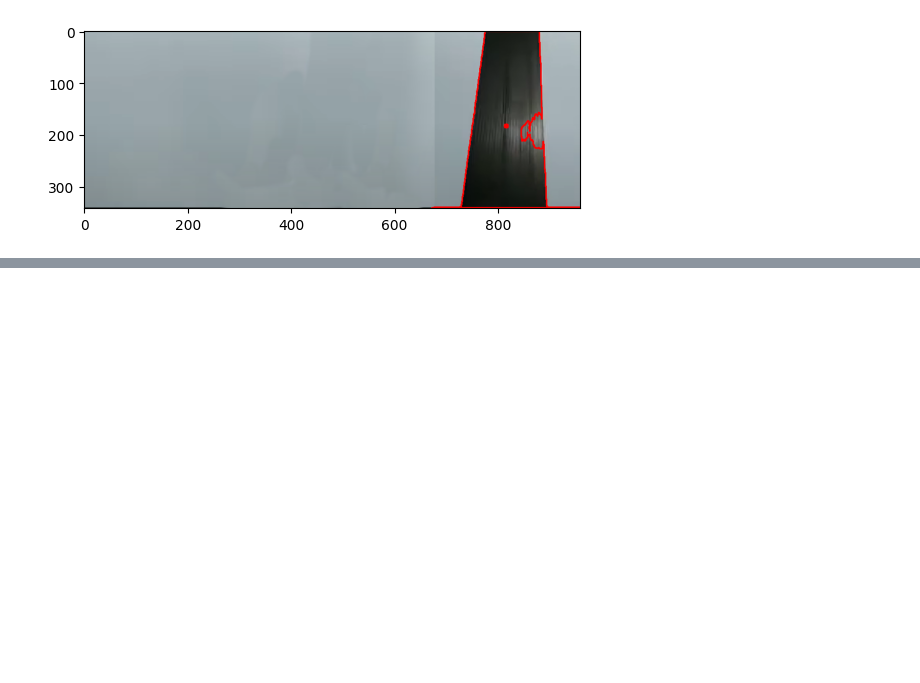
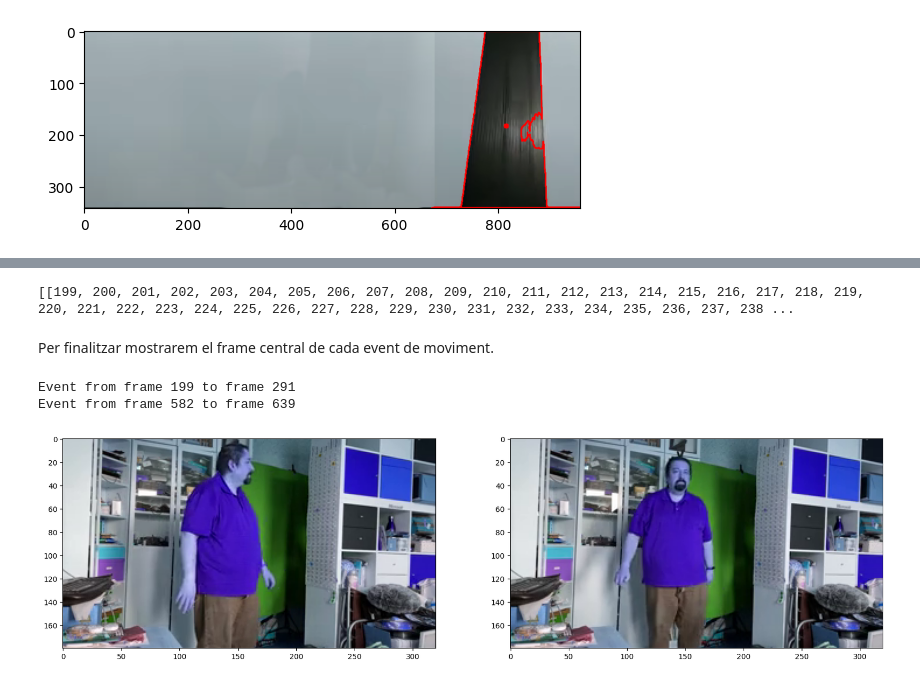
Before and after one commit to lawer/mia, a Jupyter notebook: apunts/8.-Reconeixement imatges/1.-Introduccio_OpenCV.ipynb, the cells around one changed output, grey strips where cells are left out. Drawn from its saved outputs; the diff is of its cells as text; code cells hidden in the pictures; blank space fills up the shorter version.

```diff
--- a/apunts/8.-Reconeixement imatges/1.-Introduccio_OpenCV.ipynb
+++ b/apunts/8.-Reconeixement imatges/1.-Introduccio_OpenCV.ipynb
@@ -183,0 +249,42 @@ plt.imshow(im_proc)
+# %%
+thresold = 15000
+frames_moviment = [i for i, frame in enumerate(frames) if diffs_norms[i-1] > thresold]
+
+frames_minims_event = 30
+
+# Haurem de buscar les subsequències de frames_moviment que tinguin com a mínim frames_minims_event frames y no siguen consecutius
+
+def find_events(frames_moviment, frames_minims_event):
+    events = []
+    event = []
+    for i, frame in enumerate(frames_moviment):
+        if len(event) == 0:
+            event.append(frame)
+        else:
+            if frame - event[-1] == 1:
+                event.append(frame)
+            else:
+                if len(event) >= frames_minims_event:
+                    events.append(event)
+                event = []
+    return events
+
+events = find_events(frames_moviment, frames_minims_event)
+print(events)
+# %% [output]
+[[199, 200, 201, 202, 203, 204, 205, 206, 207, 208, 209, 210, 211, 212, 213, 214, 215, 216, 217, 218, 219, 220, 221, 222, 223, 224, 225, 226, 227, 228, 229, 230, 231, 232, 233, 234, 235, 236, 237, 238 ...
+# %% [markdown]
+Per finalitzar mostrarem el frame central de cada event de moviment.
+# %%
+for event in events:
+    print(f"Event from frame {event[0]} to frame {event[-1]}")
+
+fig, axs = plt.subplots(1, len(events), figsize=(20, 20))
+for i in range(len(events)):
+    # Frame central de l'event
+    frame = events[i][len(events[i])//2]
+    axs[i].imshow(frames[frame])
+# %% [output]
+Event from frame 199 to frame 291
+Event from frame 582 to frame 639
+[figure, added]
```
Also changed, not shown: parts of 15 cells of this notebook, 1 other file.
